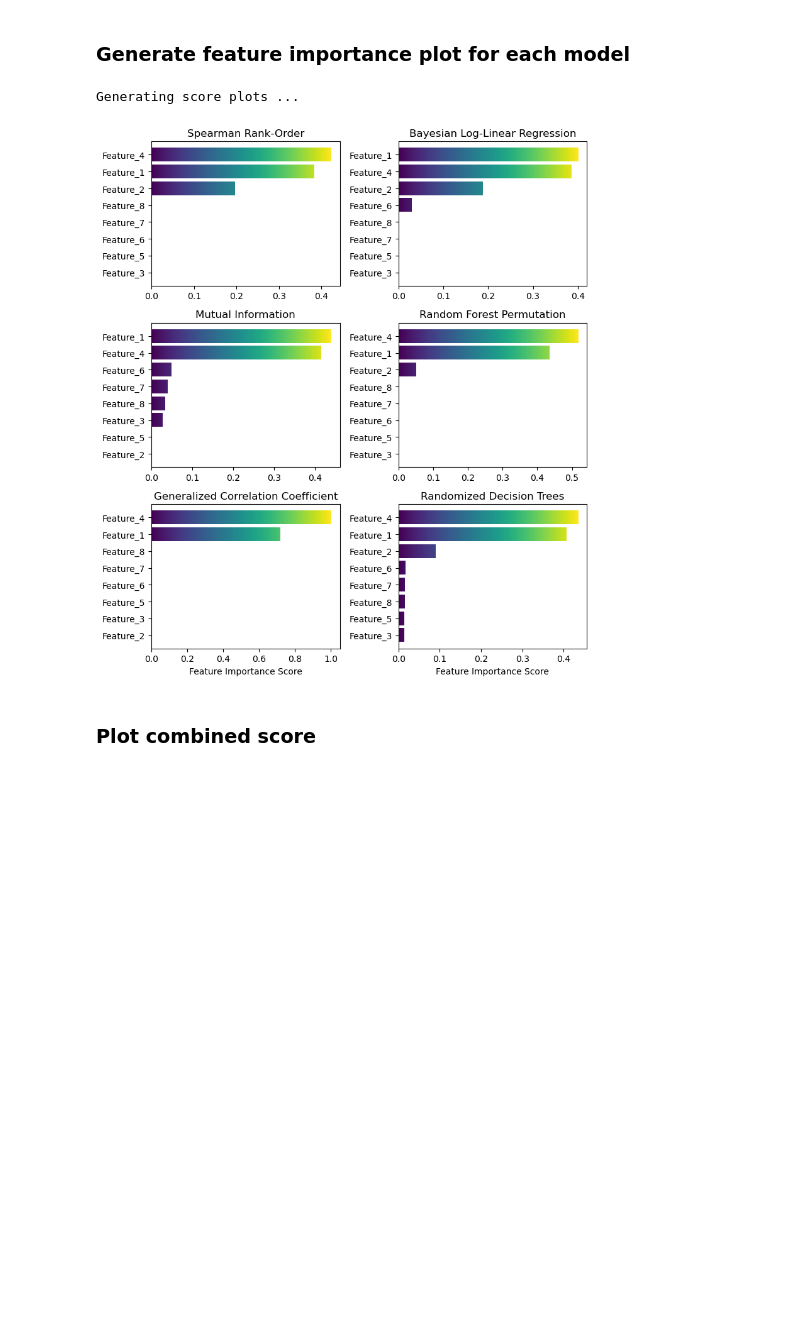
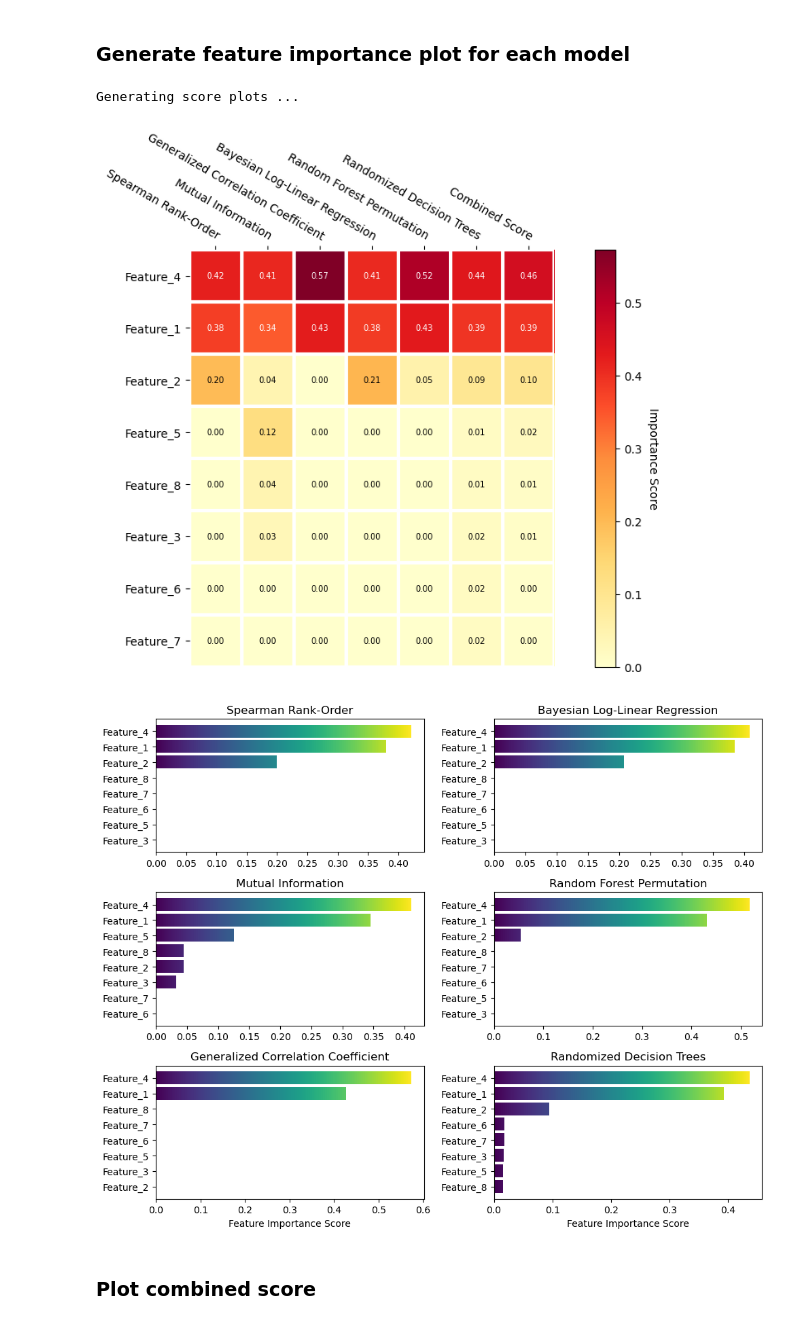
Before and after one commit to Sydney-Informatics-Hub/selectio, a Jupyter notebook: selectio/notebooks/feature_selection.ipynb, the cells around one changed output. Cells and saved outputs as stored; diff of their text form; code cells hidden in the pictures; blank space fills up the shorter version.

Commit message:
Update notebook with new plots

```diff
--- a/selectio/notebooks/feature_selection.ipynb
+++ b/selectio/notebooks/feature_selection.ipynb
@@ -241,10 +248,11 @@ Done, 3 features selected.
 # %%
 	# Plot scores
 	print("Generating score plots ...")
-	selectio.plot_allscores(dfresults, feature_names_sim, outpath, show = True)
+	selectio.plot_allscores(dfresults, outpath, show = True)
 # %% [output]
 Generating score plots ...
-[figure, old version]
+[figure, new version]
+[figure, added]
 # %% [markdown]
 ### Plot combined score
 # %%
```
Also changed, not shown: parts of 8 cells of this notebook.
